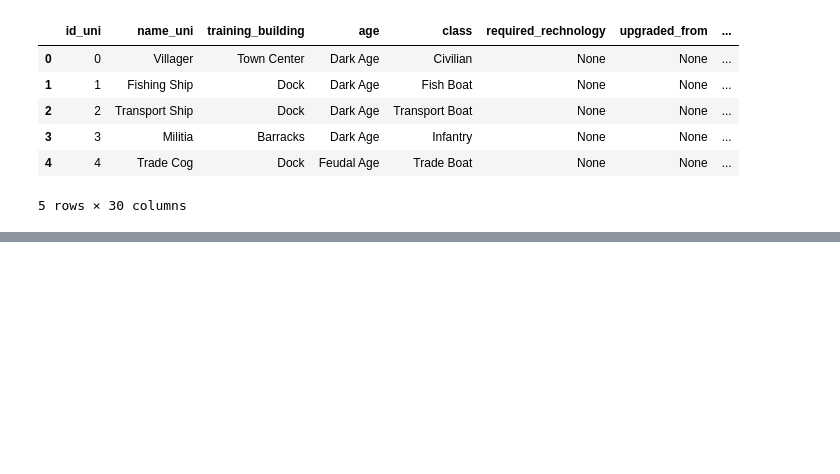
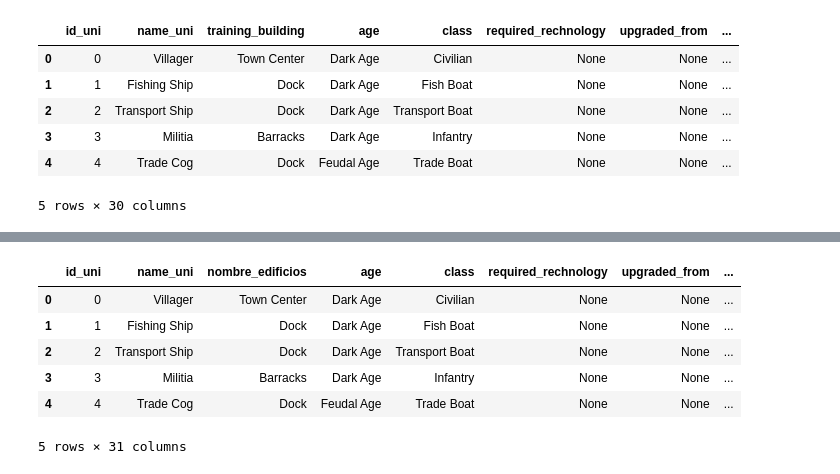
Before and after one commit to segomismo/Proyecto-ETL, a Jupyter notebook: src/api.ipynb, the cells around one changed output, grey strips where cells are left out. Drawn from its saved outputs; the diff is of its cells as text; code cells hidden in the pictures; blank space fills up the shorter version.

```diff
--- a/src/api.ipynb
+++ b/src/api.ipynb
@@ -332,0 +349,12 @@ edificios
+# %%
+#old_hdd= old_hdd.merge(actor, on= 'complete', how='left')
+unidades = unidades.merge(edificios, on ="nombre_edificios", how= "left")
+unidades.head()
+# %% [output]
+|  | id_uni | name_uni | nombre_edificios | age | class | required_rechnology | upgraded_from | ... |
+| 0 | 0 | Villager | Town Center | Dark Age | Civilian | None | None | ... |
+| 1 | 1 | Fishing Ship | Dock | Dark Age | Fish Boat | None | None | ... |
+| 2 | 2 | Transport Ship | Dock | Dark Age | Transport Boat | None | None | ... |
+| 3 | 3 | Militia | Barracks | Dark Age | Infantry | None | None | ... |
+| 4 | 4 | Trade Cog | Dock | Feudal Age | Trade Boat | None | None | ... |
+5 rows × 31 columns
```
Also changed, not shown: parts of 77 cells of this notebook.
